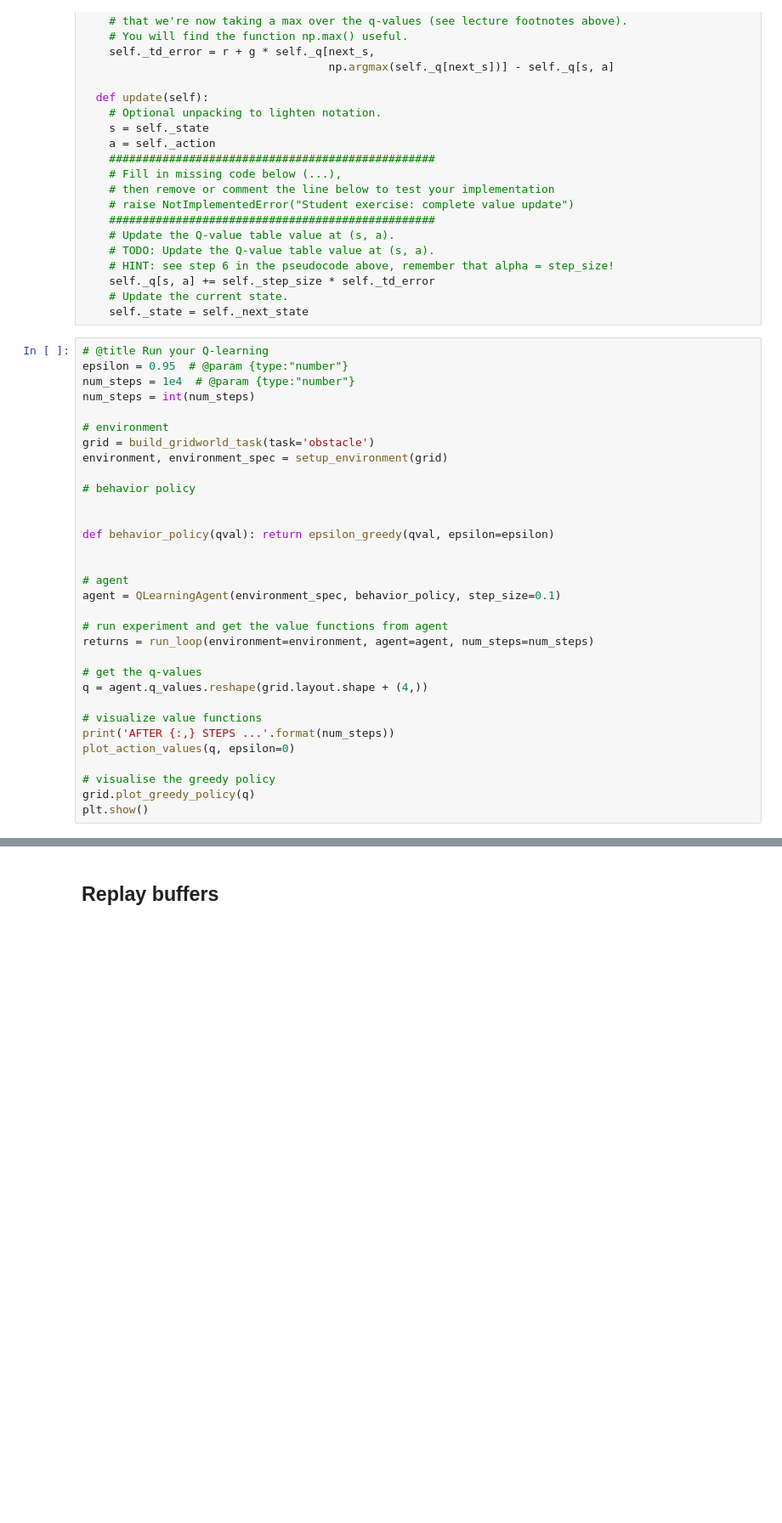
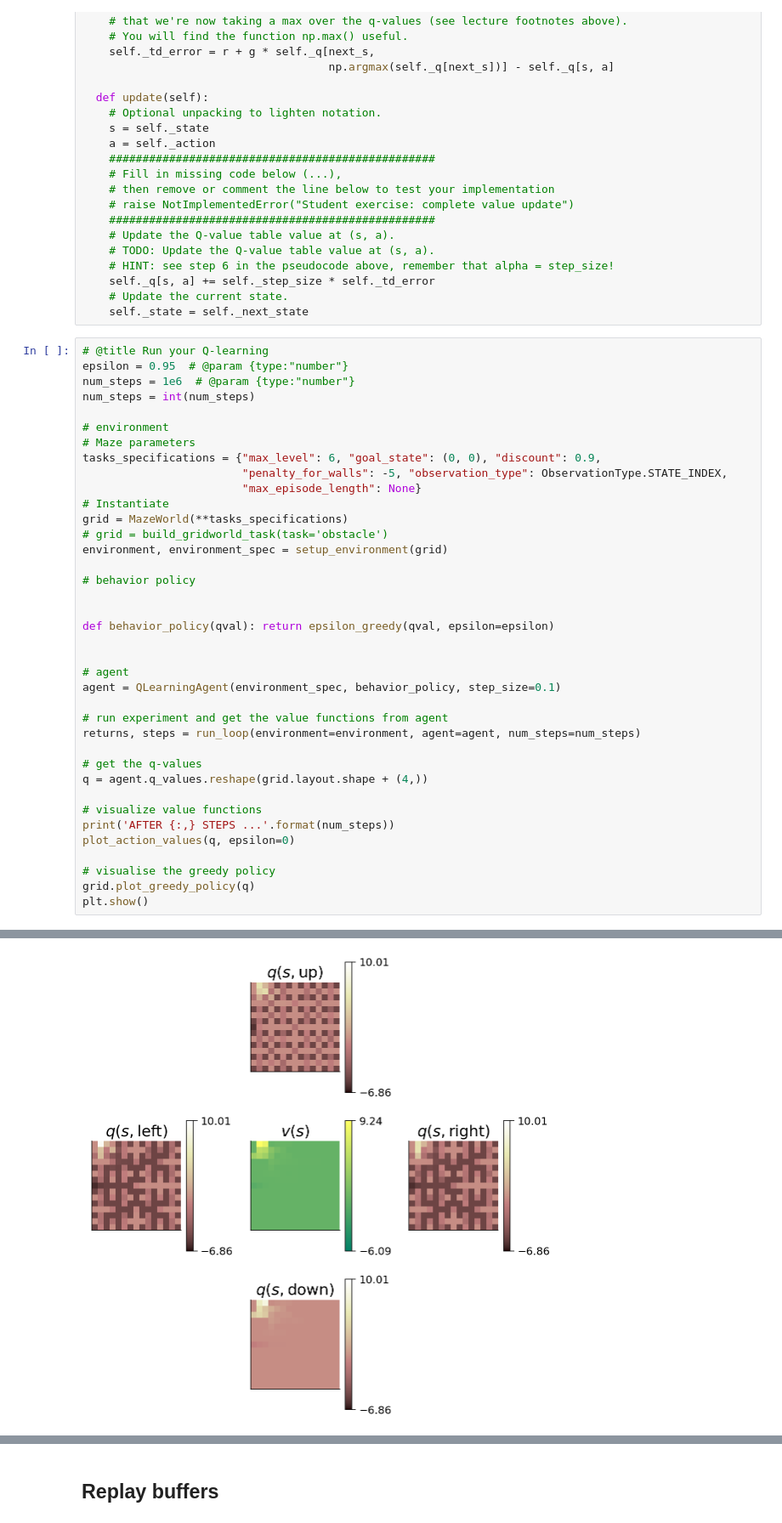
Before and after one commit to RajanDasgupta/agent-azur, a Jupyter notebook: AgentAZUR_MinimalCode.ipynb, the cells around one changed output, grey strips where cells are left out. Shown at 85% size. Saved outputs shown, nothing was run; the diff lists cells and outputs as text; blank space fills up the shorter version.

```diff
--- a/AgentAZUR_MinimalCode.ipynb
+++ b/AgentAZUR_MinimalCode.ipynb
@@ -1649,11 +1731,17 @@ class QLearningAgent(acme.Actor):
 # %%
 # @title Run your Q-learning
 epsilon = 0.95  # @param {type:"number"}
-num_steps = 1e4  # @param {type:"number"}
+num_steps = 1e6  # @param {type:"number"}
 num_steps = int(num_steps)
 
 # environment
-grid = build_gridworld_task(task='obstacle')
+# Maze parameters
+tasks_specifications = {"max_level": 6, "goal_state": (0, 0), "discount": 0.9,
+                        "penalty_for_walls": -5, "observation_type": ObservationType.STATE_INDEX,
+                        "max_episode_length": None}
+# Instantiate
+grid = MazeWorld(**tasks_specifications)
+# grid = build_gridworld_task(task='obstacle')
 environment, environment_spec = setup_environment(grid)
 
 # behavior policy
@@ -1666,7 +1754,7 @@ def behavior_policy(qval): return epsilon_greedy(qval, epsilon=epsilon)
 agent = QLearningAgent(environment_spec, behavior_policy, step_size=0.1)
 
 # run experiment and get the value functions from agent
-returns = run_loop(environment=environment, agent=agent, num_steps=num_steps)
+returns, steps = run_loop(environment=environment, agent=agent, num_steps=num_steps)
 
 # get the q-values
 q = agent.q_values.reshape(grid.layout.shape + (4,))
@@ -1678,3 +1766,4 @@ plot_action_values(q, epsilon=0)
 # visualise the greedy policy
 grid.plot_greedy_policy(q)
 plt.show()
+# %% [output]
@@ -1680,0 +1772 @@ plt.show()
+[figure, added]
```
Also changed, not shown: parts of 13 cells of this notebook.
